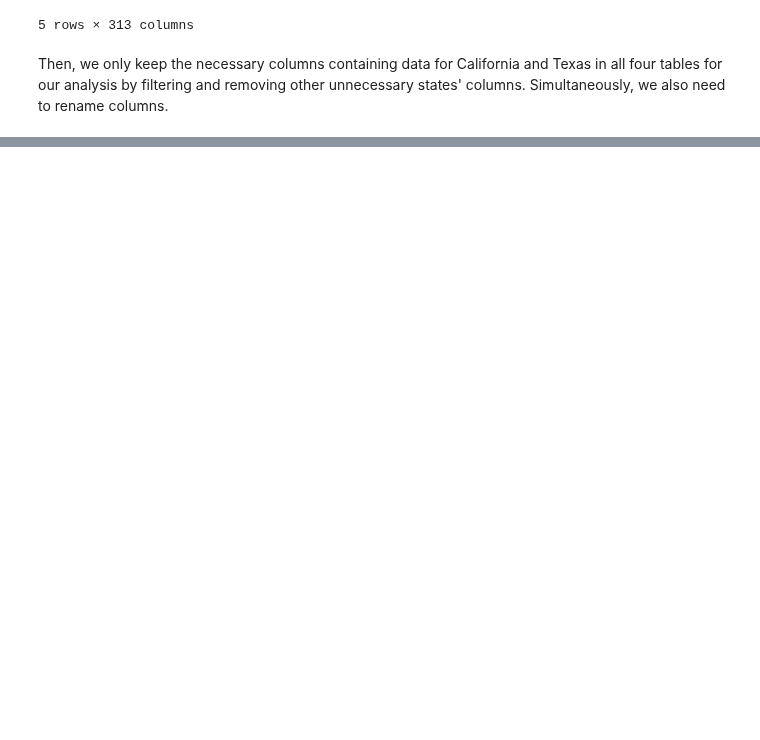
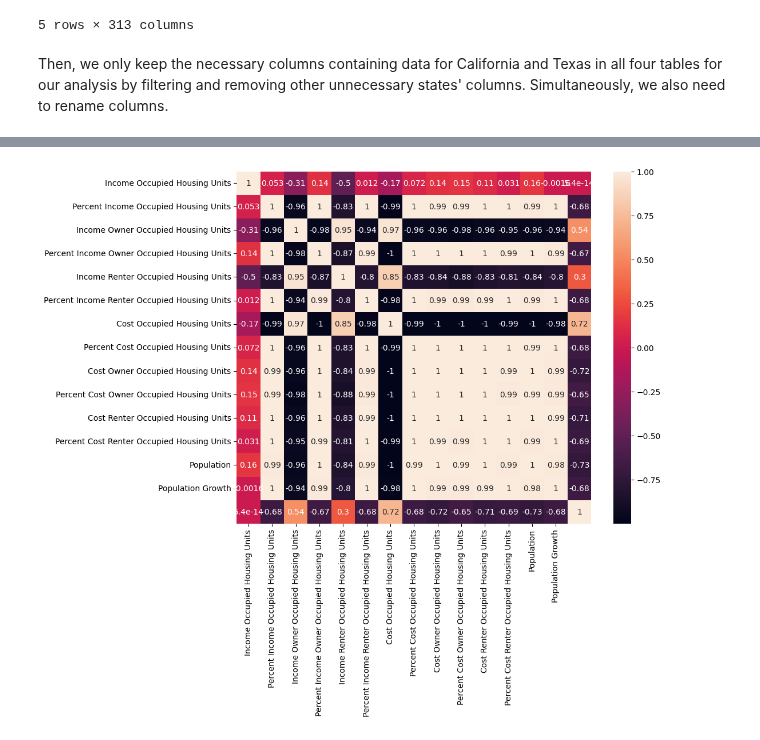
Before and after one commit to ahvuong/COGS108_Data_Science_In_Practice, a Jupyter notebook: DataCheckpointGroup_Sp23_AAA-H.ipynb, the cells around one changed output, grey strips where cells are left out. Drawn from its saved outputs; the diff is of its cells as text; code cells hidden in the pictures; blank space fills up the shorter version.

```diff
--- a/DataCheckpointGroup_Sp23_AAA-H.ipynb
+++ b/DataCheckpointGroup_Sp23_AAA-H.ipynb
@@ -474,0 +831,34 @@ housing_costs_2021.head()
+# %%
+numeric_df = df_clean.select_dtypes(include=[np.number])
+correlation_matrix = numeric_df.corr()
+
+# Heatmap of the correlation matrix
+# plt.figure(figsize=(10,8))
+# sns.heatmap(correlation_matrix, annot=True)
+
+# Maping the name of the condition to a name that is more human readable
+condition_map = {
+    'Income_occupied_housing_units': 'Income Occupied Housing Units',
+    'Percent_income_occupied_housing_units': 'Percent Income Occupied Housing Units',
+    'Income_owner_occupied_housing_units': 'Income Owner Occupied Housing Units',
+    'Percent_income_owner_occupied_housing_units': 'Percent Income Owner Occupied Housing Units',
+    'Income_renter_occupied_housing_units': 'Income Renter Occupied Housing Units',
+    'Percent_income_renter_occupied_housing_units': 'Percent Income Renter Occupied Housing Units',
+    'Cost_occupied_housing_units': 'Cost Occupied Housing Units',
+    'Percent_cost_occupied_housing_units': 'Percent Cost Occupied Housing Units',
+    'Cost_owner_occupied_housing_units': 'Cost Owner Occupied Housing Units',
+    'Percent_cost_owner_occupied_housing_units': 'Percent Cost Owner Occupied Housing Units',
+    'Cost_renter_occupied_housing_units': 'Cost Renter Occupied Housing Units',
+    'Percent_cost_renter_occupied_housing_units': 'Percent Cost Renter Occupied Housing Units',
+    'Population': 'Population',
+    'Population_Growth': 'Population Growth'
+}
+
+# Create a correlation heatmap
+plt.figure(figsize=(10,8))
+sns.heatmap(correlation_matrix, annot=True, xticklabels=condition_map.values(), yticklabels=condition_map.values())
+
+# Show the plot
+plt.show()
+# %% [output]
+[figure, added]
```
Also changed, not shown: parts of 28 cells of this notebook.
